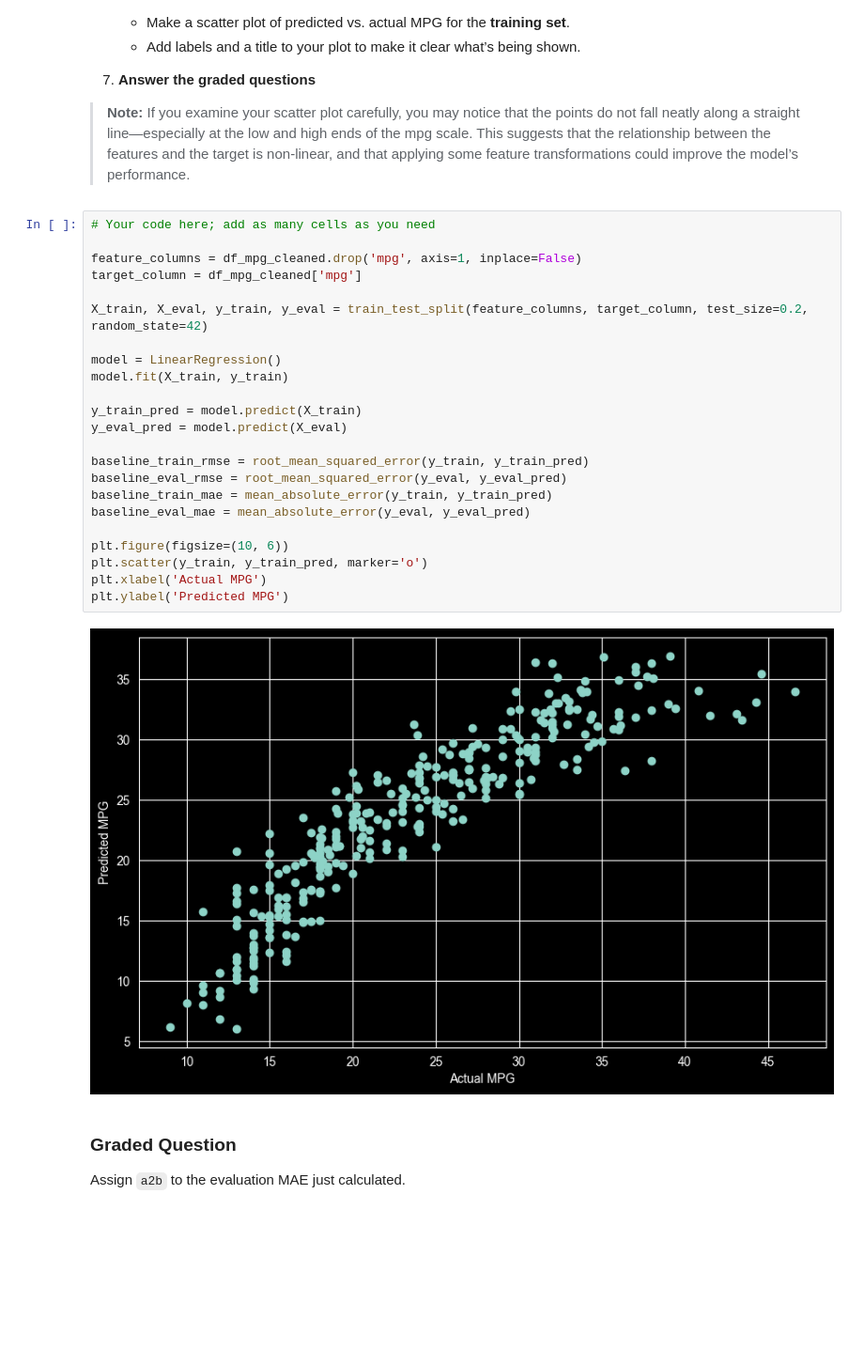
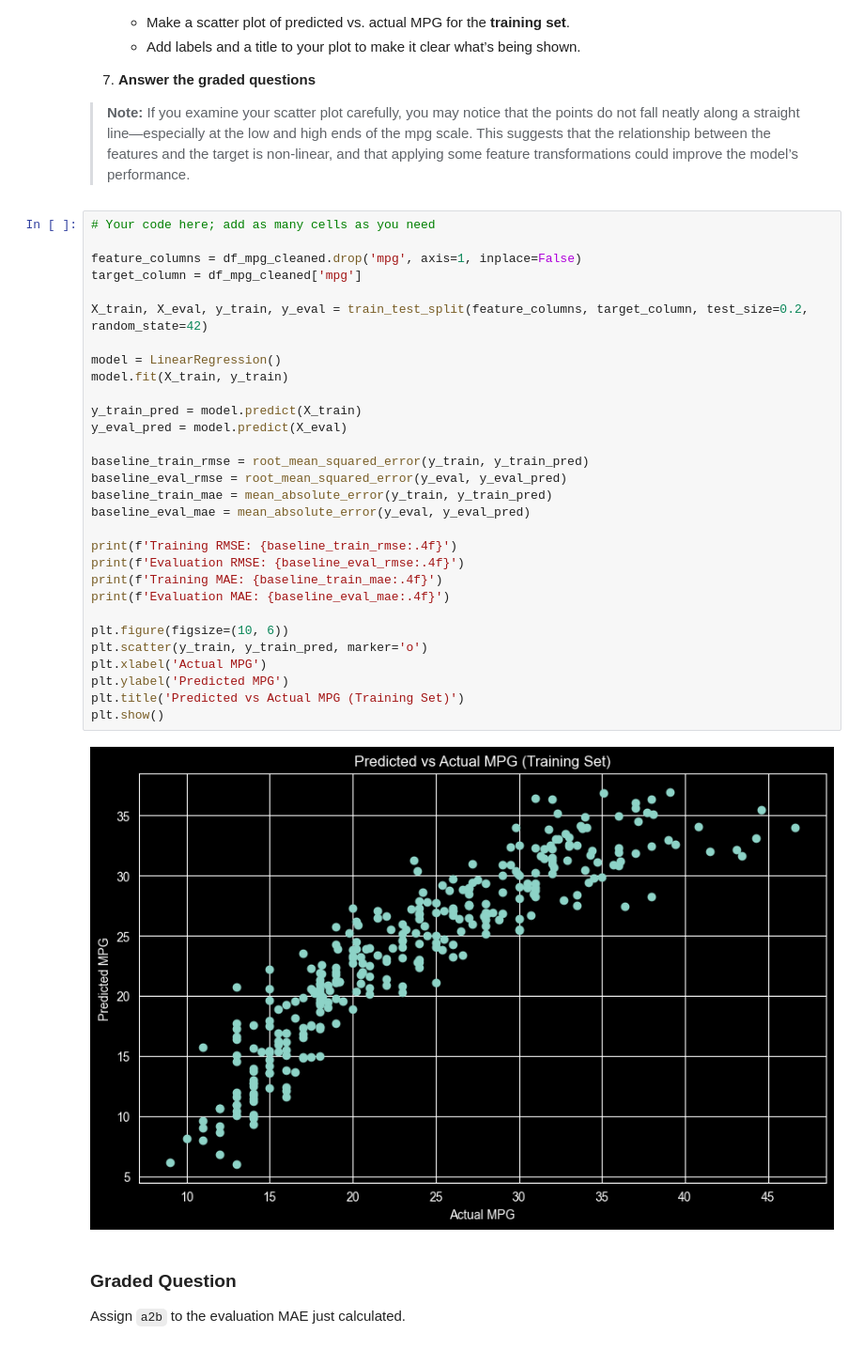
Before and after one commit to reynolkb-bu/Module-3-Assignments, a Jupyter notebook: Homework_03.ipynb, the cells around one changed output. Shown at 94% size. Cells and saved outputs as stored; diff of their text form; blank space fills up the shorter version.

```diff
--- a/Homework_03.ipynb
+++ b/Homework_03.ipynb
@@ -594,28 +594,35 @@ In this part, you’ll build a baseline linear regression model to predict `mpg`
 # %%
 # Your code here; add as many cells as you need
 
 feature_columns = df_mpg_cleaned.drop('mpg', axis=1, inplace=False)
 target_column = df_mpg_cleaned['mpg']
 
 X_train, X_eval, y_train, y_eval = train_test_split(feature_columns, target_column, test_size=0.2, random_state=42)
 
 model = LinearRegression()
 model.fit(X_train, y_train)
 
 y_train_pred = model.predict(X_train)
 y_eval_pred = model.predict(X_eval)
 
 baseline_train_rmse = root_mean_squared_error(y_train, y_train_pred)
 baseline_eval_rmse = root_mean_squared_error(y_eval, y_eval_pred)
 baseline_train_mae = mean_absolute_error(y_train, y_train_pred)
 baseline_eval_mae = mean_absolute_error(y_eval, y_eval_pred)
 
+print(f'Training RMSE: {baseline_train_rmse:.4f}')
+print(f'Evaluation RMSE: {baseline_eval_rmse:.4f}')
+print(f'Training MAE: {baseline_train_mae:.4f}')
+print(f'Evaluation MAE: {baseline_eval_mae:.4f}')
+
 plt.figure(figsize=(10, 6))
 plt.scatter(y_train, y_train_pred, marker='o')
 plt.xlabel('Actual MPG')
 plt.ylabel('Predicted MPG')
+plt.title('Predicted vs Actual MPG (Training Set)')
+plt.show()
 # %% [output]
-[figure, old version]
+[figure, new version]
 # %% [markdown]
 ### Graded Question
 
```
Also changed, not shown: parts of 4 cells of this notebook.
